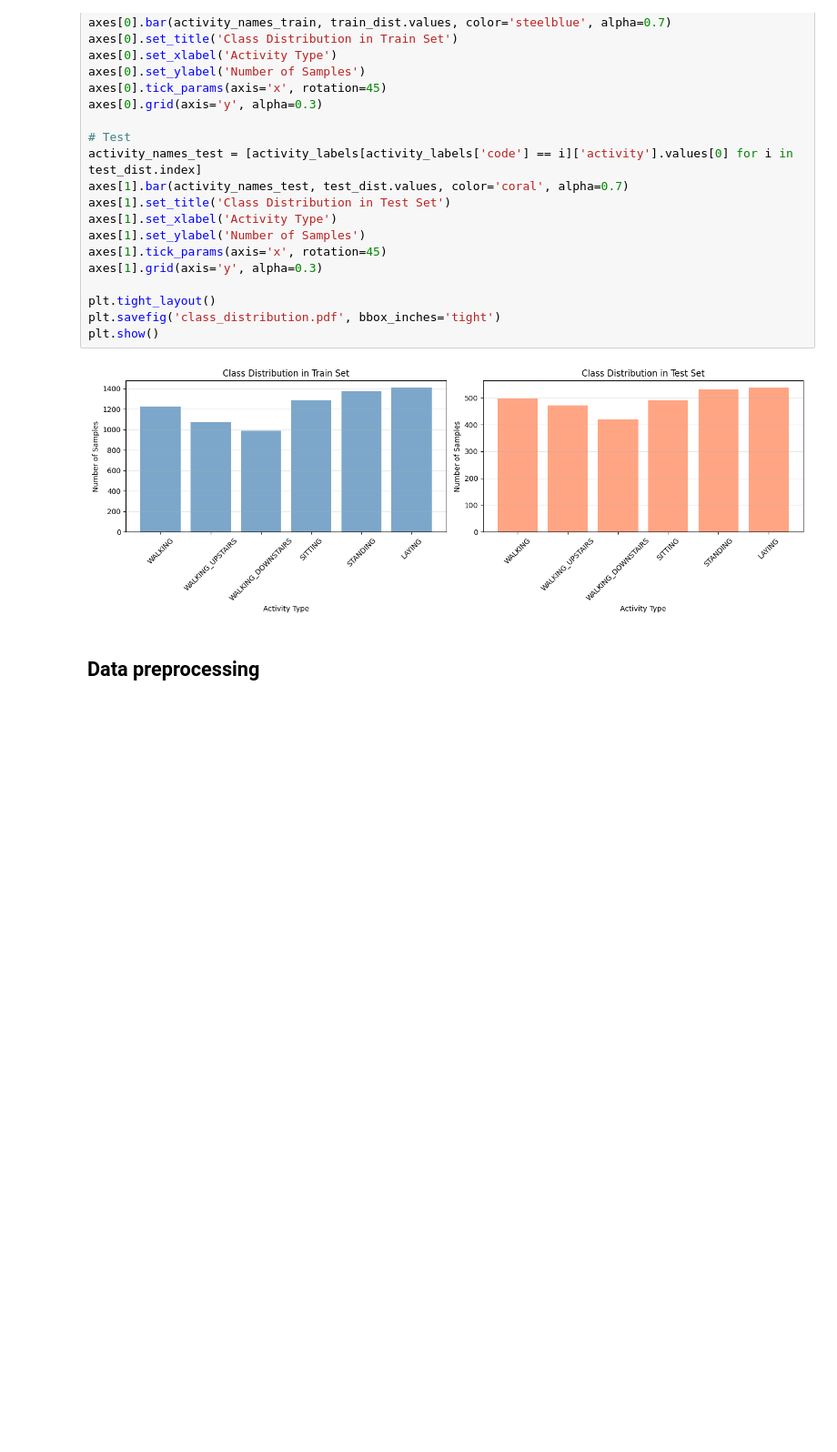
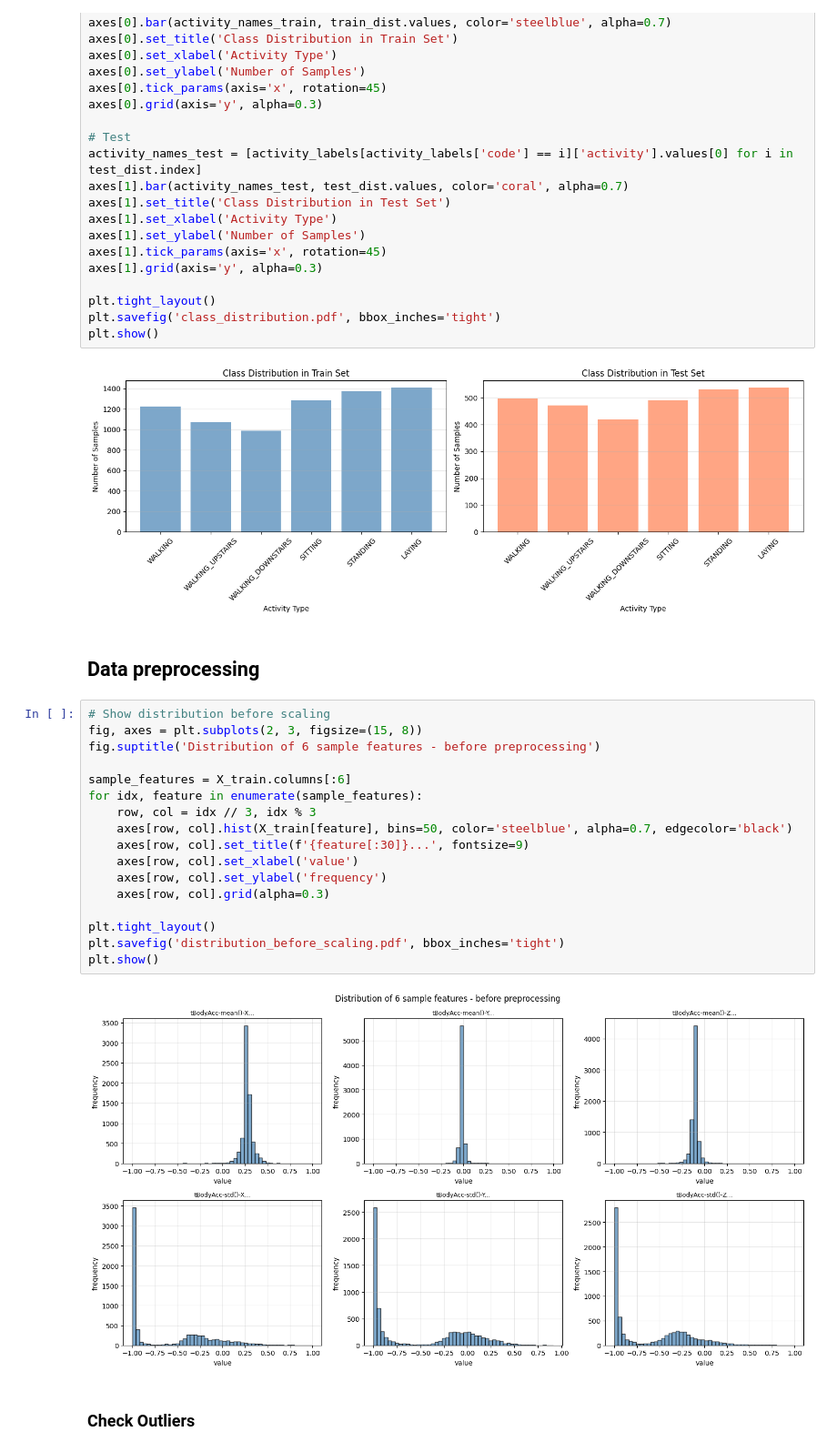
Before and after one commit to ihamydreza/FIS4041, a Jupyter notebook: Q4/Q4.ipynb, the cells around one changed output. Shown at 91% size. Drawn from its saved outputs; the diff is of its cells as text; blank space fills up the shorter version.

Commit message:
Data preprocessing Q4

```diff
--- a/Q4/Q4.ipynb
+++ b/Q4/Q4.ipynb
@@ -115,3 +115,24 @@ plt.show()
 [figure]
 # %% [markdown]
 ## Data preprocessing
+# %%
+# Show distribution before scaling
+fig, axes = plt.subplots(2, 3, figsize=(15, 8))
+fig.suptitle('Distribution of 6 sample features - before preprocessing')
+
+sample_features = X_train.columns[:6]
+for idx, feature in enumerate(sample_features):
+    row, col = idx // 3, idx % 3
+    axes[row, col].hist(X_train[feature], bins=50, color='steelblue', alpha=0.7, edgecolor='black')
+    axes[row, col].set_title(f'{feature[:30]}...', fontsize=9)
+    axes[row, col].set_xlabel('value')
+    axes[row, col].set_ylabel('frequency')
+    axes[row, col].grid(alpha=0.3)
+
+plt.tight_layout()
+plt.savefig('distribution_before_scaling.pdf', bbox_inches='tight')
+plt.show()
+# %% [output]
+[figure, added]
+# %% [markdown]
+### Check Outliers
```
Also changed, not shown: parts of 5 cells of this notebook.
